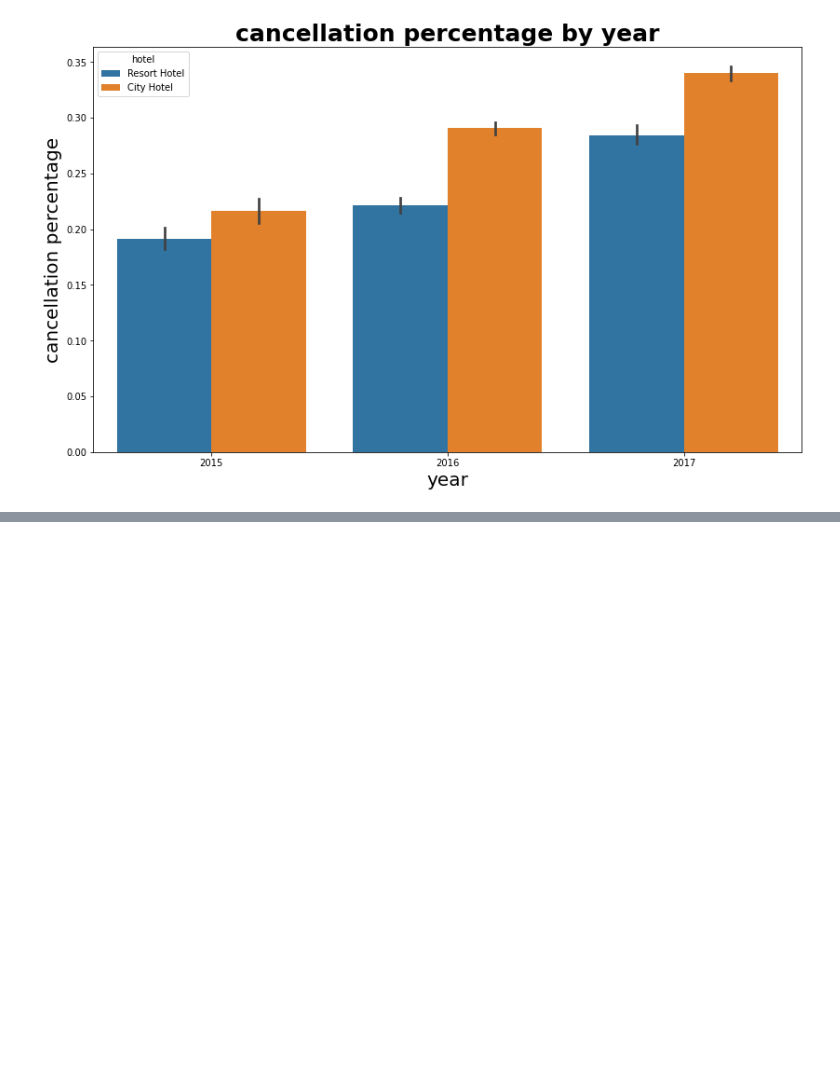
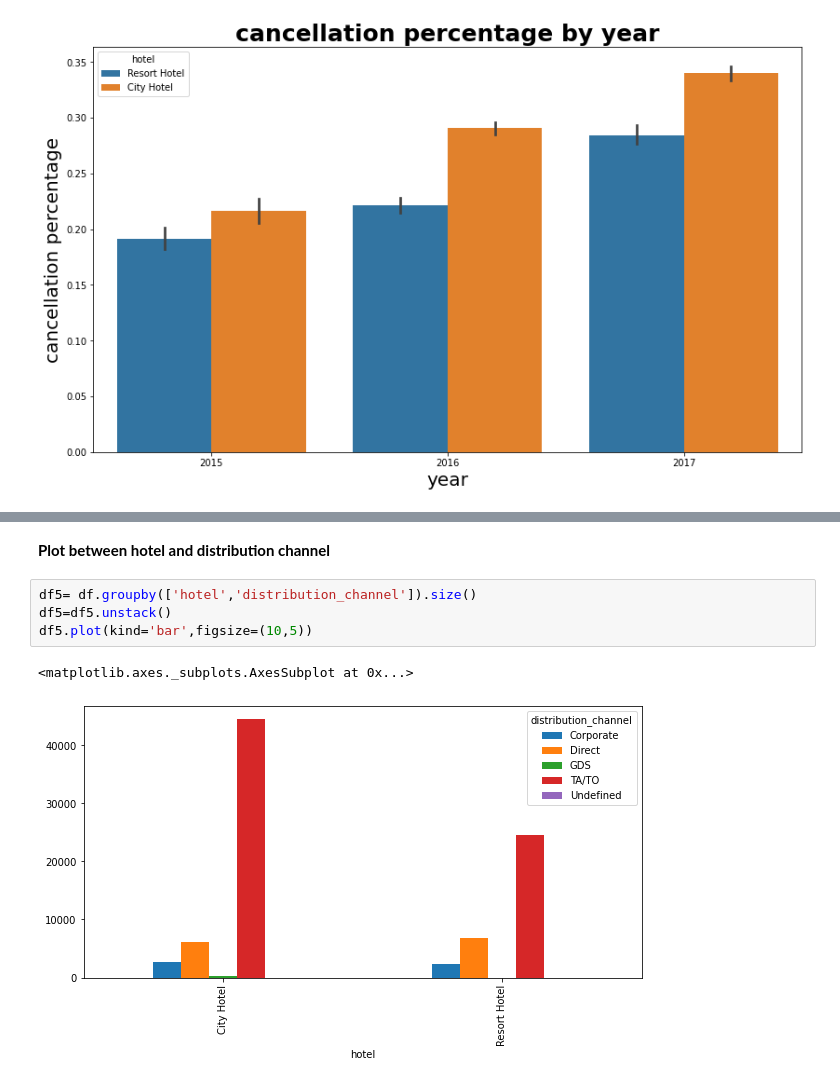
Before and after one commit to kishorpatil03/Hotel-Booking-Analysis, a Jupyter notebook: Hotel_Booking_Analysis_Capstone_Project.ipynb, the cells around one changed output, grey strips where cells are left out. Drawn from its saved outputs; the diff is of its cells as text; blank space fills up the shorter version.

```diff
--- a/Hotel_Booking_Analysis_Capstone_Project.ipynb
+++ b/Hotel_Booking_Analysis_Capstone_Project.ipynb
@@ -344,0 +363,9 @@ Text(0, 0.5, 'cancellation percentage')
+# %% [markdown]
+**Plot between hotel and distribution channel**
+# %%
+df5= df.groupby(['hotel','distribution_channel']).size()
+df5=df5.unstack()
+df5.plot(kind='bar',figsize=(10,5))
+# %% [output]
+<matplotlib.axes._subplots.AxesSubplot at 0x...>
+[figure, added]
```
Also changed, not shown: parts of 6 cells of this notebook.
